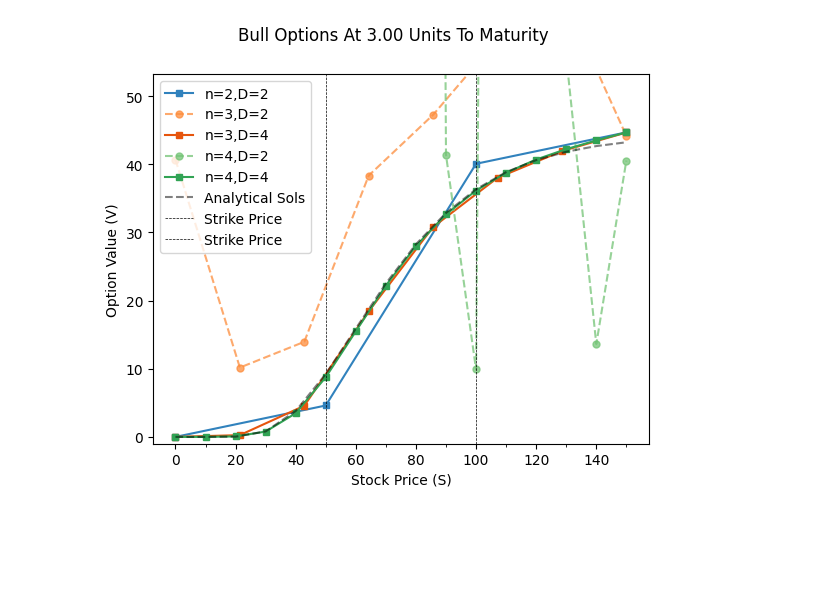
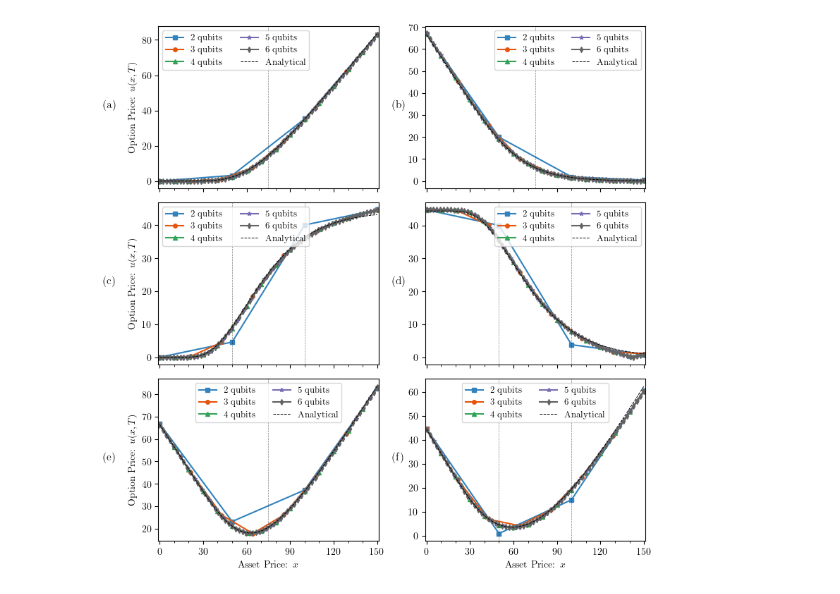
Before and after one commit to KnightShuffler/Quantum-Non-Unitary-Time-Evolution-Public-, a Jupyter notebook: black_scholes_figs.ipynb, the cells around one changed output. Cells and saved outputs as stored; diff of their text form; code cells hidden in the pictures; blank space fills up the shorter version.

Commit message:
updated figure notebook

```diff
--- a/black_scholes_figs.ipynb
+++ b/black_scholes_figs.ipynb
@@ -1,53 +1,93 @@
+# %%
+import h5py
+import numpy as np
+%matplotlib inline
+import matplotlib.pyplot as plt
+import matplotlib as mpl
+
+plt.rcParams.update({
+    "text.usetex": True,
+    "font.family": "serif"
+})
+
+def add_text(ax, xoffset, yoffset, letter, size=12, **kwargs):
+    ax.text(xoffset, yoffset, letter, transform=ax.transAxes,
+            size=size, **kwargs)
+
+figpath='figs/black_scholes/'
 # %%
-import h5py
-import numpy as np
-%matplotlib inline
-import matplotlib.pyplot as plt
-import matplotlib as mpl
-
-data_path = 'data/black_scholes/'
 
 # styles = ['--', 'solid']
 colors = list(map(plt.cm.tab20c, range(20)))
-markers = 'so*'
+def get_color(n,Di):
+    return colors[(n-2)*4 + ( o_index:=((n+1)//2 - Di - 1) )]
+markers = 'so^*d'
 styles = ['solid', 'dashed', 'dashdot']
 
-for option_type in (options:=['BULL','BEAR','put','call','STRADDLE','STRANGLE']):
-    for n in [2,3,4]:
+h = []
+
+fig = plt.figure(figsize=(8,8))
+axs = fig.subplots(3,2,sharex=True)
+
+legend_loc = ['upper left', 'upper right',
+              'upper left', 'upper right',
+              'upper center', 'upper center',
+              ]
+
+data_path = 'data/black_scholes/'
+figname = 'solutions'
+for oi, option_type in enumerate(options:=['call','put','BULL','BEAR','STRADDLE','STRANGLE']):
+    ax = axs.flatten()[oi]
+    # ax2 = ax1.twinx()
+    for n in [2,3,4,5,6]:
         N = 2**n
         with h5py.File(f'{data_path}{option_type}_{n}_qubits.hdf5') as file:
             qnute_sols = file['rescaled_qnute_sols'][:]
             analytical_sols = file['analytical_sols'][:]
             Smin   = file.attrs['Smin']
             Smax   = file.attrs['Smax']
             T      = file.attrs['T']
             r      = file.attrs['r']
             q      = file.attrs['q']
             sigma  = file.attrs['sigma']
             strike = file.attrs['strike']
             Nt     = file.attrs['Nt']
         for Di,D in enumerate(np.arange(2,n+2,2)):
             # if option_type == 'call' and n == 4 and D == 2:
             #     continue
             # plt.plot(np.linspace(Smin,Smax,N), (sol:=qnute_sols[Di,-1,:])/np.linalg.norm(sol), label=f'{n=},{D=}')
-            plt.plot(np.linspace(Smin,Smax,N), (sol:=qnute_sols[Di,-1,:]),
-                     label=f'{n=},{D=}',
-                     color=colors[(n-2)*4 + ( o_index:=((n+1)//2 - Di - 1) )],
-                     marker=markers[o_index],
-                     linestyle=styles[o_index],
-                     ms=5,
-                     alpha = (4-o_index)/4)
-    # plt.plot(np.linspace(Smin,Smax,N),(sol:=analytical_sols[-1,:])/np.linalg.norm(sol),label='Analytical Sols')
-    plt.plot(np.linspace(Smin,Smax,N),(sol:=analytical_sols[-1,:]),label='Analytical Sols',color='k',linestyle='--',alpha=0.5)
+            if D < n:
+                continue
+            l, = ax.plot(np.linspace(Smin,Smax,N), (sol:=qnute_sols[Di,-1,:]),
+                     label=f'{n} qubits',
+                    #  color=colors[(n-2)*4 + ( o_index:=((n+1)//2 - Di - 1) )],
+                    color=get_color(n,Di),
+                     marker=markers[n-2],
+                     linestyle='solid',
+                     ms=4,
+                    #  alpha = (4-o_index)/4
+                     )
+            if option_type == options[0]:
+                h.append(l)
+    ax.plot(np.linspace(Smin,Smax,N),(sol:=analytical_sols[-1,:]),label='Analytical',color='k',linestyle='--', linewidth=0.7)
     for k in strike:
-        plt.axvline(x=k, linewidth=0.5, linestyle='--', color='k', label='Strike Price')
-    plt.suptitle(f'{option_type.capitalize()} options at {T:0.2f} units to maturity'.title())
-    plt.xlabel('Stock Price (S)')
-    plt.ylabel('Option Value (V)')
-    # plt.ylim([-1, (strike if option_type == 'put' else Smax-strike) + 10])
-    plt.ylim([-1,np.max(analytical_sols[-1,:])+10])
-    plt.xticks(np.arange(Smin,Smax+10,10),minor=True)
-    plt.legend()
-    plt.show()
+        ax.axvline(x=k, linewidth=0.5, linestyle='dashed', color='k',alpha=0.5)
+
+    ax.legend(loc=legend_loc[oi], prop={'size':9}, ncols=2)
+    add_text(ax, -0.25 + (oi%2)*0.1 ,0.5, f"({chr(ord('a')+oi)})", size=11)
+
+for i in range(2):
+    axs[-1][i].set_xlabel(r'Asset Price: $x$')
+for i in range(3):
+    axs[i][0].set_ylabel(r'Option Price: $u(x,T)$')
+ax.set_xlim([Smin-1,Smax+1])
+ax.set_xticks(np.arange(Smin,Smax+10,30))
+ax.set_xticks(np.arange(Smin,Smax+10,10),minor=True)
+# fig.legend(handles=h,loc='center right',ncols=1,prop={'size':9})
+plt.tight_layout()
+
+fig.savefig(figpath+figname+'.pdf', dpi=300, bbox_inches='tight')
+fig.savefig(figpath+figname+'.png', dpi=300, bbox_inches='tight')
+plt.show()
 # %% [output]
-[figure, old version]
+[figure, new version]
```
Also changed, not shown: parts of 8 cells of this notebook.
